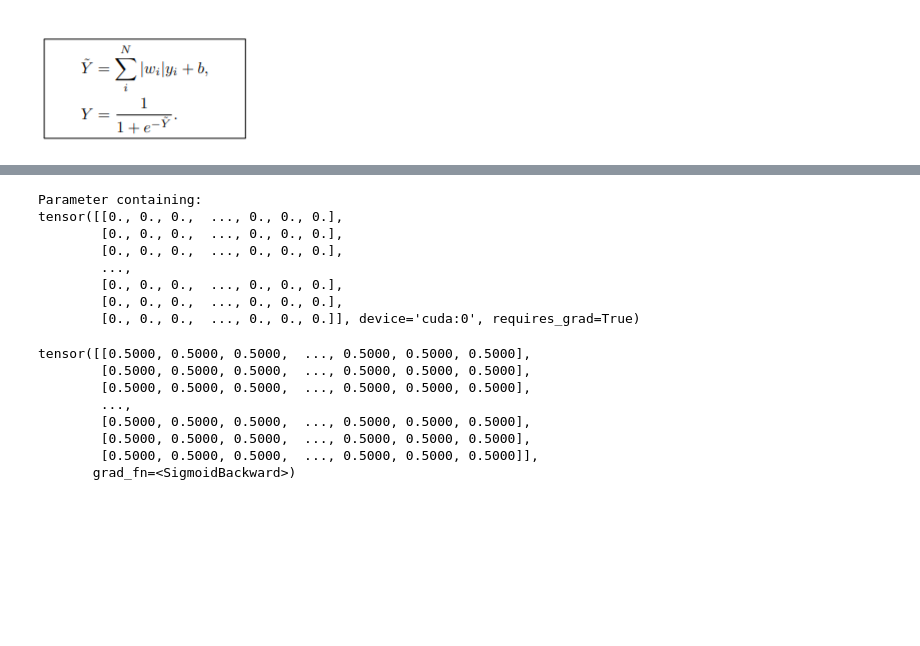
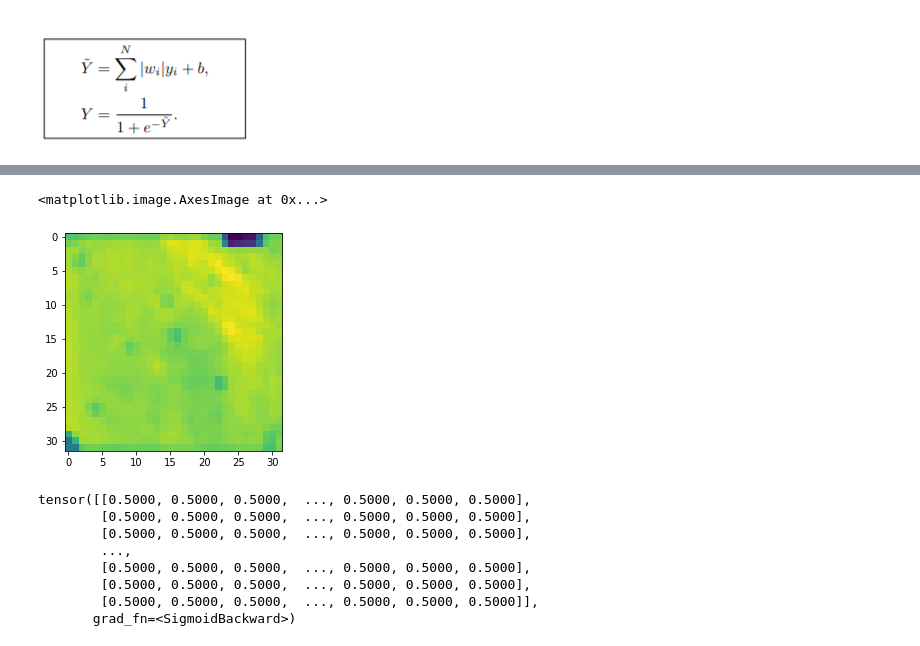
Before and after one commit to bub3690/medical_lab_semina, a Jupyter notebook: papers/EyeQual/EyeQual구현.ipynb, the cells around one changed output, grey strips where cells are left out. Saved outputs shown, nothing was run; the diff lists cells and outputs as text; code cells hidden in the pictures; blank space fills up the shorter version.

```diff
--- a/papers/EyeQual/EyeQual구현.ipynb
+++ b/papers/EyeQual/EyeQual구현.ipynb
@@ -513,15 +657,10 @@ tensor([[ 0.0091,  0.0044,  0.0040,  ...,  0.0055,  0.0045, -0.0010],
        device='cuda:0', requires_grad=True)
 # %%
-model.weighted
+weight_img=model.weighted.cpu().detach()
+plt.imshow(np.absolute(weight_img.numpy()))# 배치에서 10개만 추출
 # %% [output]
-Parameter containing:
-tensor([[0., 0., 0.,  ..., 0., 0., 0.],
-        [0., 0., 0.,  ..., 0., 0., 0.],
-        [0., 0., 0.,  ..., 0., 0., 0.],
-        ...,
-        [0., 0., 0.,  ..., 0., 0., 0.],
-        [0., 0., 0.,  ..., 0., 0., 0.],
-        [0., 0., 0.,  ..., 0., 0., 0.]], device='cuda:0', requires_grad=True)
+<matplotlib.image.AxesImage at 0x...>
+[figure, added]
 # %%
 torch.sigmoid(torch.zeros((32, 32), requires_grad=True))
 # %% [output]
```
Also changed, not shown: parts of 20 cells of this notebook, 1 other file.
